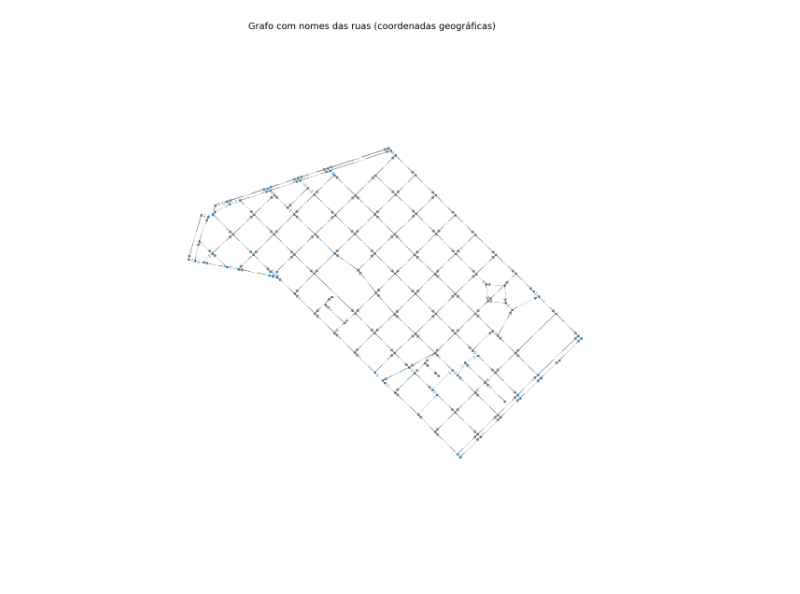
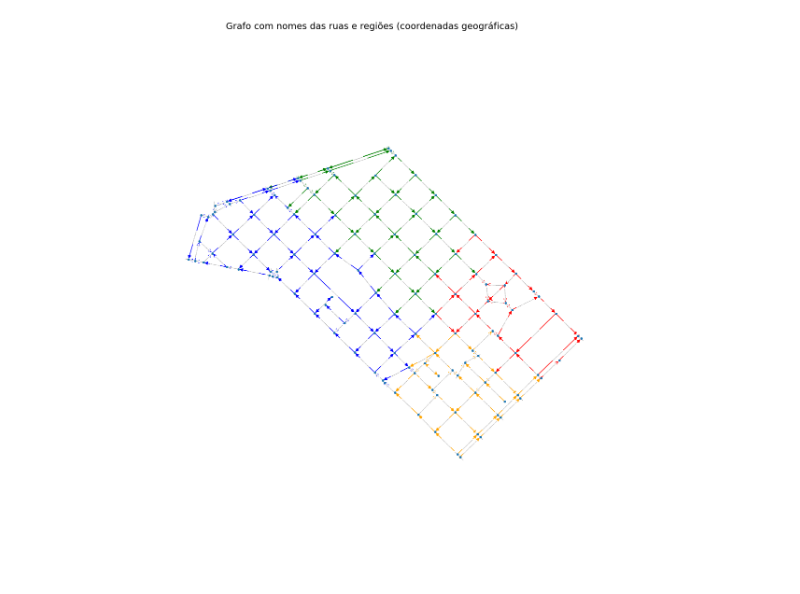
Before and after one commit to MatCarvalho21/trabalho_paa, a Jupyter notebook: create_mapa.ipynb, the cells around one changed output. Cells and saved outputs as stored; diff of their text form; code cells hidden in the pictures.

Commit message:
adicionando o mapa com regiões

```diff
--- a/create_mapa.ipynb
+++ b/create_mapa.ipynb
@@ -113,30 +105,42 @@ quantidade_ruas_diferentes
 # %%
 import matplotlib.pyplot as plt
 import networkx as nx
-# Obter posições reais dos nós no grafo (latitude e longitude)
+
+
+# Adicionar a região aos dados das arestas
+for u, v, data in G.edges(data=True):
+    x0, y0 = G.nodes[u]["x"], G.nodes[u]["y"]
+    regiao = determinar_regiao(x0, y0, centro, matriz_rotacao)  # Determina a região do nó de saída
+    data["regiao"] = regiao  # Adiciona a região ao atributo da aresta
+
+# Obter as posições dos nós
 pos = {node: (data["x"], data["y"]) for node, data in G.nodes(data=True)}
 
-# Crie um dicionário para associar arestas ao nome das ruas
+# Obter as cores das arestas com base na região
+edge_colors = [cores_regioes[data["regiao"]] for _, _, data in G.edges(data=True)]
+
+# Obter os rótulos das arestas com base nas ruas
 edge_labels = {
-    (u, v): data.get("name", "Rua desconhecida")
+    (u, v): f'{data.get("name", "Rua desconhecida")}_{data["regiao"]}'
     for u, v, data in G.edges(data=True)
 }
 
-# Desenhe o grafo com as posições reais
+# Desenhar o grafo
 fig, ax = plt.subplots(figsize=(15, 15))
 nx.draw(
     G,
     pos,
     ax=ax,
     node_size=10,
-    edge_color="gray",
+    edge_color=edge_colors,  # Arestas coloridas por região
     linewidths=0.5,
     with_labels=False,
 )
 
-# Adicione rótulos às arestas com os nomes das ruas
-nx.draw_networkx_edge_labels(G, pos, edge_labels=edge_labels, font_size=0.1, label_pos=0.5)
-plt.title("Grafo com nomes das ruas (coordenadas geográficas)", fontsize=14)
+# Adicionar os rótulos das arestas
+nx.draw_networkx_edge_labels(G, pos, edge_labels=edge_labels, font_size=0, label_pos=0.5)
+
+plt.title("Grafo com nomes das ruas e regiões (coordenadas geográficas)", fontsize=14)
 plt.show()
 # %% [output]
-[figure, old version]
+[figure, new version]
```
Also changed, not shown: parts of 7 cells of this notebook, 1 other file.
